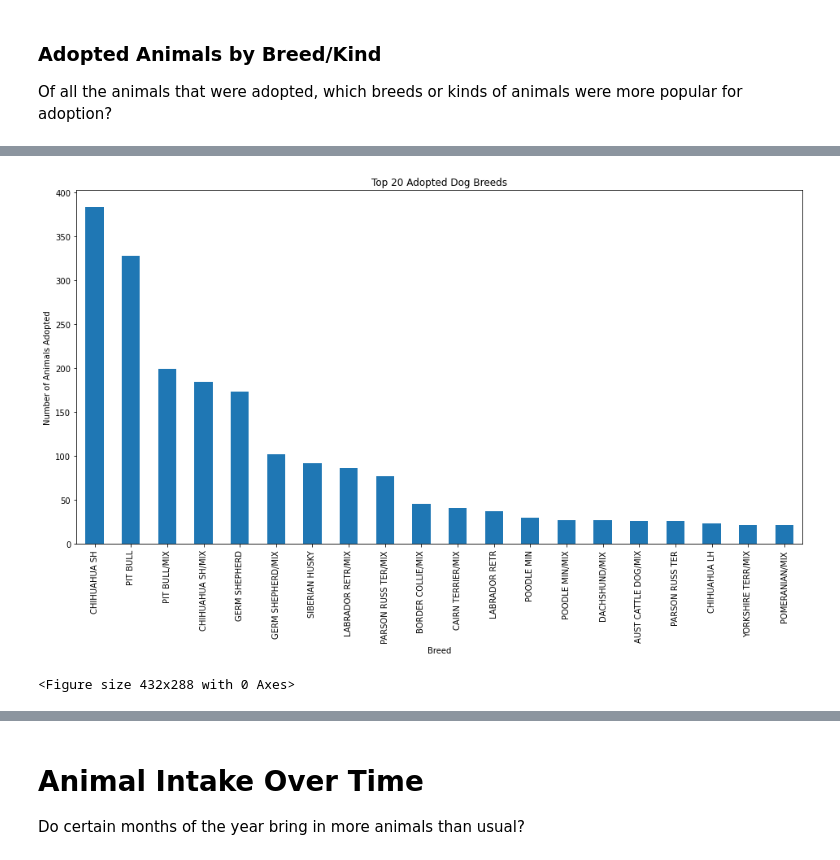
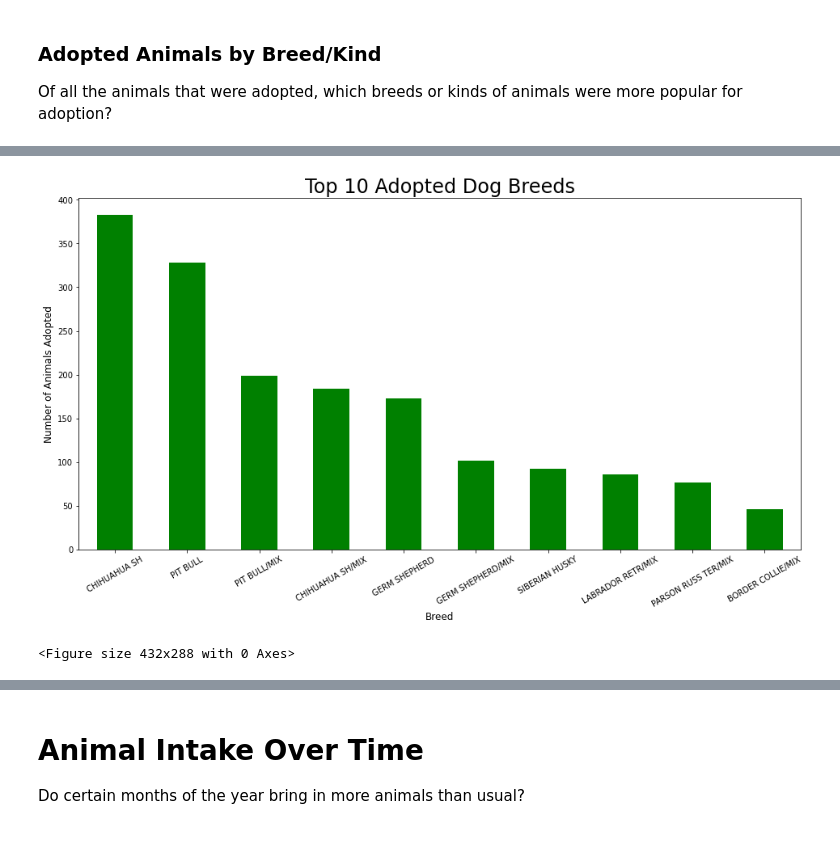
Before and after one commit to MenardCayabyab/Project3, a Jupyter notebook: Project 3 Sketchbook.ipynb, the cells around one changed output, grey strips where cells are left out. Cells and saved outputs as stored; diff of their text form; code cells hidden in the pictures.

```diff
--- a/Project 3 Sketchbook.ipynb
+++ b/Project 3 Sketchbook.ipynb
@@ -281,14 +318,16 @@ YORKSHIRE TERR/MIX      22
 POMERANIAN/MIX          22
 Name: Breed, dtype: int64
 # %%
-TopAdopted_Dogs = adoptedDogs_breeds.head(20).plot(kind="bar",figsize=(16,8))
-TopAdopted_Dogs.set_xlabel("Breed")
-TopAdopted_Dogs.set_ylabel("Number of Animals Adopted")
-plt.title("Top 20 Adopted Dog Breeds")
+TopAdopted_Dogs = adoptedDogs_breeds.head(10).plot(kind="bar",figsize=(16,8),color="green")
+TopAdopted_Dogs.set_xlabel("Breed",fontsize=12)
+TopAdopted_Dogs.set_ylabel("Number of Animals Adopted", fontsize=12)
+plt.xticks(rotation=30)
+plt.title("Top 10 Adopted Dog Breeds", fontsize=24)
+plt.savefig("images/Top20Breeds_Dogs.jpg")
 plt.show()
 plt.tight_layout()
 # %% [output]
-[figure, old version]
+[figure, new version]
 <Figure size 432x288 with 0 Axes>
 # %%
 # and now for cats
```
Also changed, not shown: parts of 16 cells of this notebook, 9 other files.
